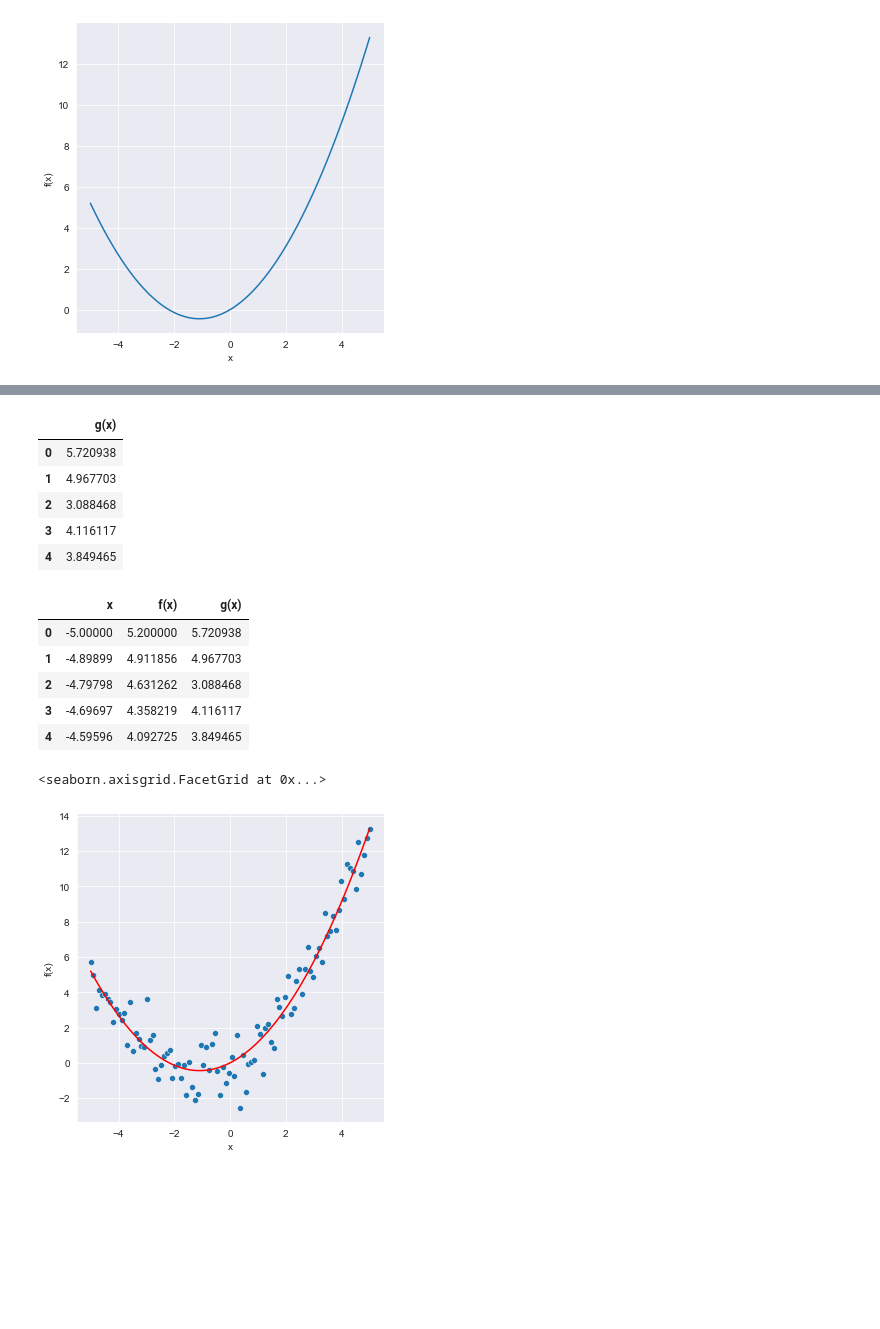
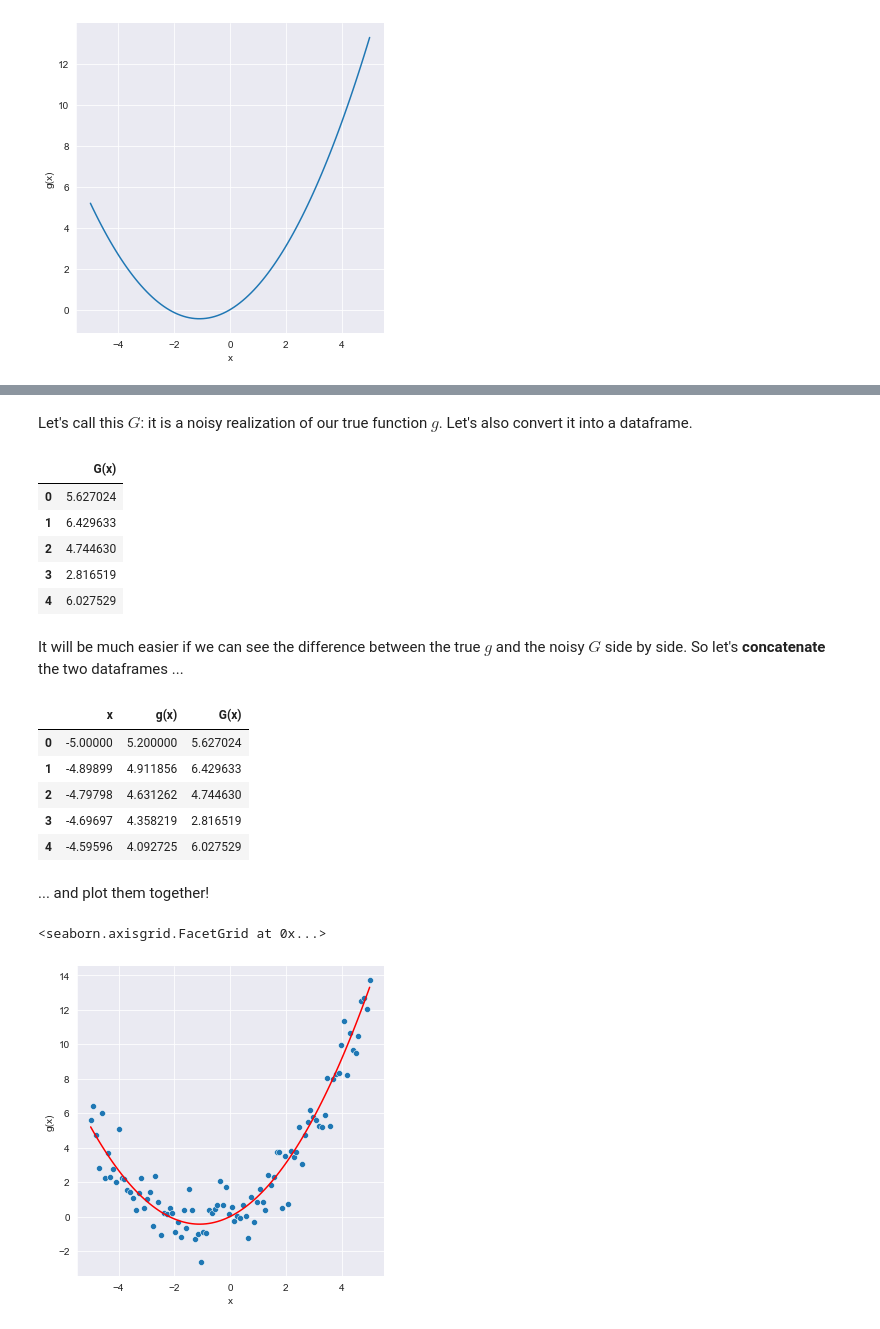
Before and after one commit to techimmersionweek22/data-science, a Jupyter notebook: ds.ipynb, the cells around one changed output, grey strips where cells are left out. Drawn from its saved outputs; the diff is of its cells as text; code cells hidden in the pictures; blank space fills up the shorter version.

```diff
--- a/ds.ipynb
+++ b/ds.ipynb
@@ -77,6 +78,6 @@ $$ y = 0.81x + 0.37x^2$$
 # %%
 X = np.linspace(-5.0, 5.0, 100)
 Y = X * 0.81 + (X ** 2) * 0.37
-df = pd.DataFrame({'x': X, 'f(x)': Y})
+df = pd.DataFrame({'x': X, 'g(x)': Y})
 df.head(5)
 # %% [output]
@@ -101,26 +104,32 @@ array([5.72093802, 4.96770276, 3.08846751, 4.11611667, 3.84946493])
+# %% [markdown]
+Let's call this $G$: it is a noisy realization of our true function $g$. Let's also convert it into a dataframe.
 # %%
-df_error = pd.DataFrame({'g(x)': Y2})
+df_error = pd.DataFrame({'G(x)': Y2})
 df_error.head(5)
 # %% [output]
-|  | g(x) |
-| 0 | 5.720938 |
-| 1 | 4.967703 |
-| 2 | 3.088468 |
-| 3 | 4.116117 |
-| 4 | 3.849465 |
+|  | G(x) |
+| 0 | 5.627024 |
+| 1 | 6.429633 |
+| 2 | 4.744630 |
+| 3 | 2.816519 |
+| 4 | 6.027529 |
+# %% [markdown]
+It will be much easier if we can see the difference between the true $g$ and the noisy $G$ side by side. So let's **concatenate** the two dataframes ...
 # %%
 df = pd.concat([df, df_error], axis=1)
 df.head(5)
 # %% [output]
-|  | x | f(x) | g(x) |
-| 0 | -5.00000 | 5.200000 | 5.720938 |
-| 1 | -4.89899 | 4.911856 | 4.967703 |
-| 2 | -4.79798 | 4.631262 | 3.088468 |
-| 3 | -4.69697 | 4.358219 | 4.116117 |
-| 4 | -4.59596 | 4.092725 | 3.849465 |
+|  | x | g(x) | G(x) |
+| 0 | -5.00000 | 5.200000 | 5.627024 |
+| 1 | -4.89899 | 4.911856 | 6.429633 |
+| 2 | -4.79798 | 4.631262 | 4.744630 |
+| 3 | -4.69697 | 4.358219 | 2.816519 |
+| 4 | -4.59596 | 4.092725 | 6.027529 |
+# %% [markdown]
+... and plot them together!
 # %%
-p = sns.relplot(x='x', y='g(x)', data=df, kind='scatter')
-p.map_dataframe(sns.lineplot, 'x', 'f(x)', color='r')
+p = sns.relplot(x='x', y='G(x)', data=df, kind='scatter')
+p.map_dataframe(sns.lineplot, 'x', 'g(x)', color='r')
 # %% [output]
 <seaborn.axisgrid.FacetGrid at 0x...>
-[figure, old version]
+[figure, new version]
```
Also changed, not shown: parts of 8 cells of this notebook.
